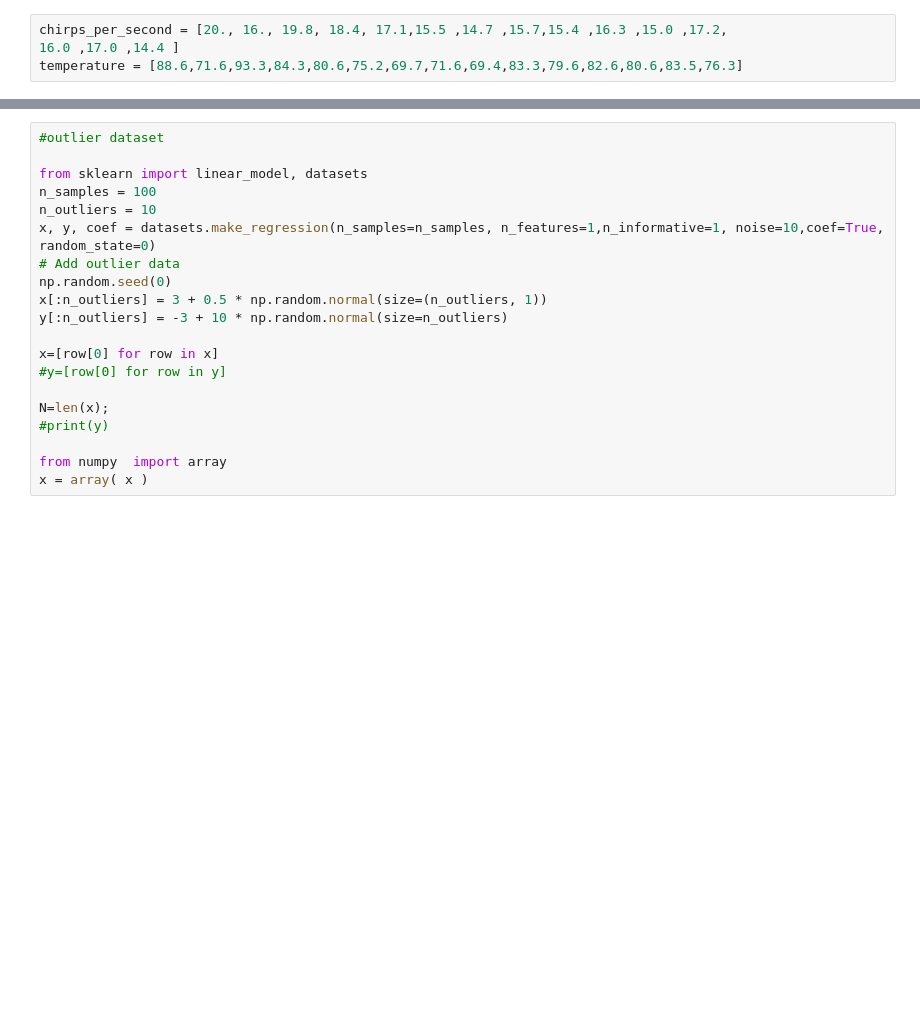
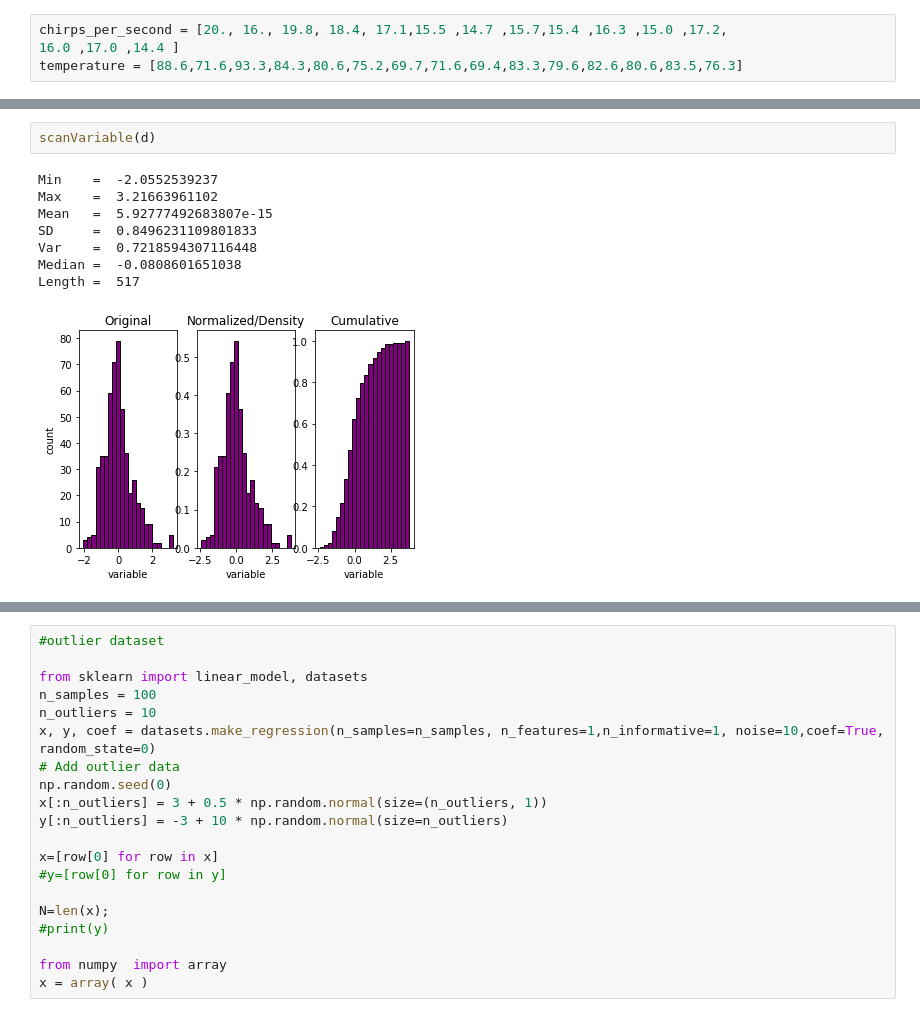
Before and after one commit to JanaLasser/data-science-course, a Jupyter notebook: day3/02-linear-regression.ipynb, the cells around one changed output, grey strips where cells are left out. Drawn from its saved outputs; the diff is of its cells as text; blank space fills up the shorter version.

```diff
--- a/day3/02-linear-regression.ipynb
+++ b/day3/02-linear-regression.ipynb
@@ -385,0 +381,11 @@ temperature = [88.6,71.6,93.3,84.3,80.6,75.2,69.7,71.6,69.4,83.3,79.6,82.6,80.6,
+# %%
+scanVariable(d)
+# %% [output]
+Min    =  -2.0552539237
+Max    =  3.21663961102
+Mean   =  5.92777492683807e-15
+SD     =  0.8496231109801833
+Var    =  0.7218594307116448
+Median =  -0.0808601651038
+Length =  517
+[figure, added]
```
Also changed, not shown: parts of 52 cells of this notebook.
